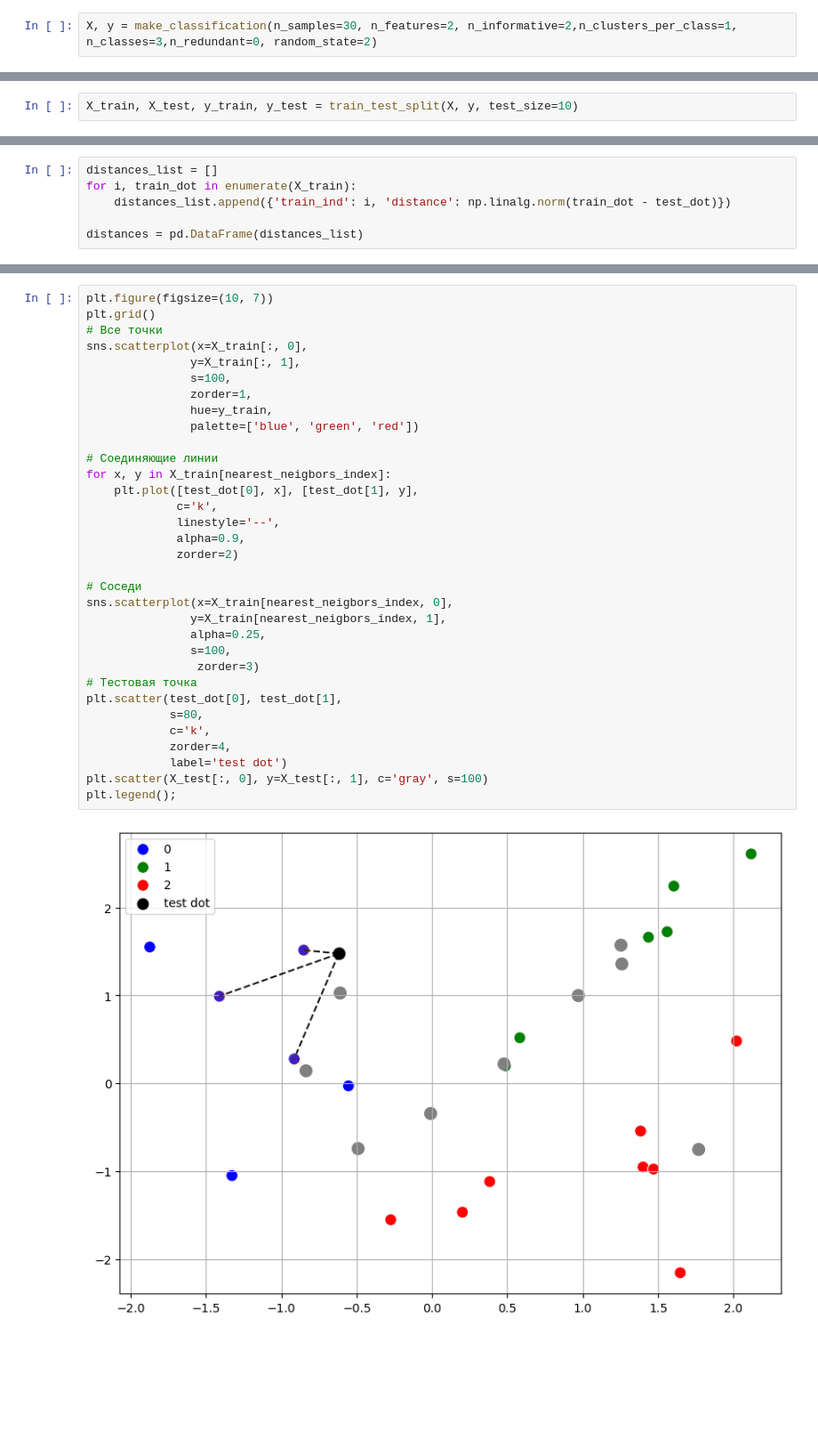
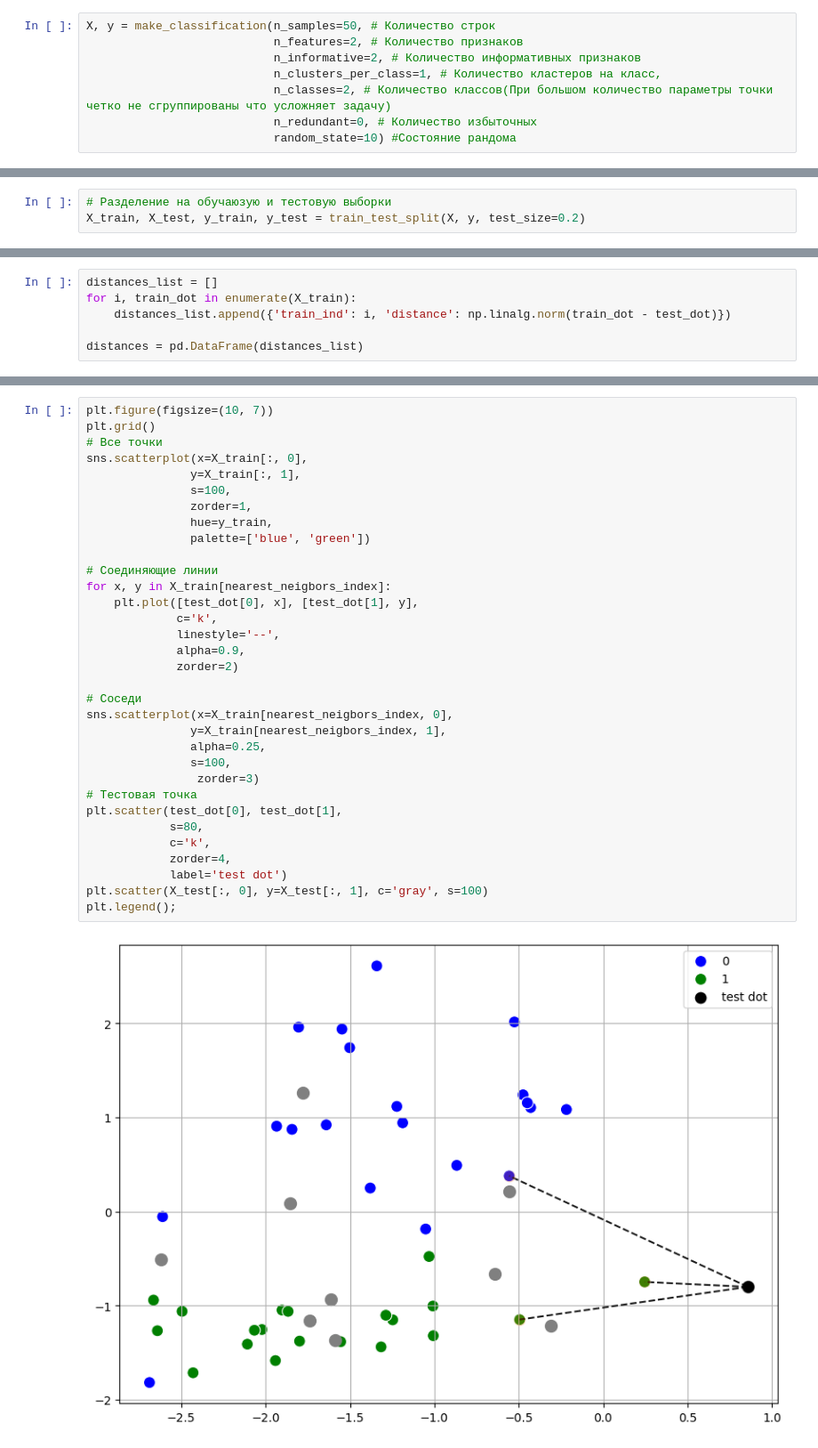
Before and after one commit to EngeloX/ds, a Jupyter notebook: Models/KNN/KNN.ipynb, the cells around one changed output, grey strips where cells are left out. Shown: that part at 89% size. Saved outputs shown, nothing was run; the diff lists cells and outputs as text; blank space fills up the shorter version.

```diff
--- a/Models/KNN/KNN.ipynb
+++ b/Models/KNN/KNN.ipynb
@@ -10,3 +12,9 @@ from sklearn.model_selection import train_test_split
 # %%
-X, y = make_classification(n_samples=30, n_features=2, n_informative=2,n_clusters_per_class=1, n_classes=3,n_redundant=0, random_state=2)
+X, y = make_classification(n_samples=50, # Количество строк
+                           n_features=2, # Количество признаков
+                           n_informative=2, # Количество информативных признаков
+                           n_clusters_per_class=1, # Количество кластеров на класс,
+                           n_classes=2, # Количество классов(При большом количество параметры точки четко не сгруппированы что усложняет задачу)
+                           n_redundant=0, # Количество избыточных
+                           random_state=10) #Состояние рандома
 # %%
@@ -32,2 +24,3 @@ X,y
 # %%
-X_train, X_test, y_train, y_test = train_test_split(X, y, test_size=10)
+# Разделение на обучаюзую и тестовую выборки
+X_train, X_test, y_train, y_test = train_test_split(X, y, test_size=0.2)
@@ -122,32 +112,32 @@ plt.grid()
 # Все точки
 sns.scatterplot(x=X_train[:, 0],
                y=X_train[:, 1],
                s=100,
                zorder=1,
                hue=y_train,
-               palette=['blue', 'green', 'red'])
+               palette=['blue', 'green'])
 
 # Соединяющие линии
 for x, y in X_train[nearest_neigbors_index]:
     plt.plot([test_dot[0], x], [test_dot[1], y],
              c='k',
              linestyle='--',
              alpha=0.9,
              zorder=2)
 
 # Соседи
 sns.scatterplot(x=X_train[nearest_neigbors_index, 0],
                y=X_train[nearest_neigbors_index, 1],
                alpha=0.25,
                s=100,
                 zorder=3)
 # Тестовая точка
 plt.scatter(test_dot[0], test_dot[1],
             s=80,
             c='k',
             zorder=4,
             label='test dot')
 plt.scatter(X_test[:, 0], y=X_test[:, 1], c='gray', s=100)
 plt.legend();
 # %% [output]
-[figure, old version]
+[figure, new version]
```
Also changed, not shown: parts of 40 cells of this notebook, 1 other file.
